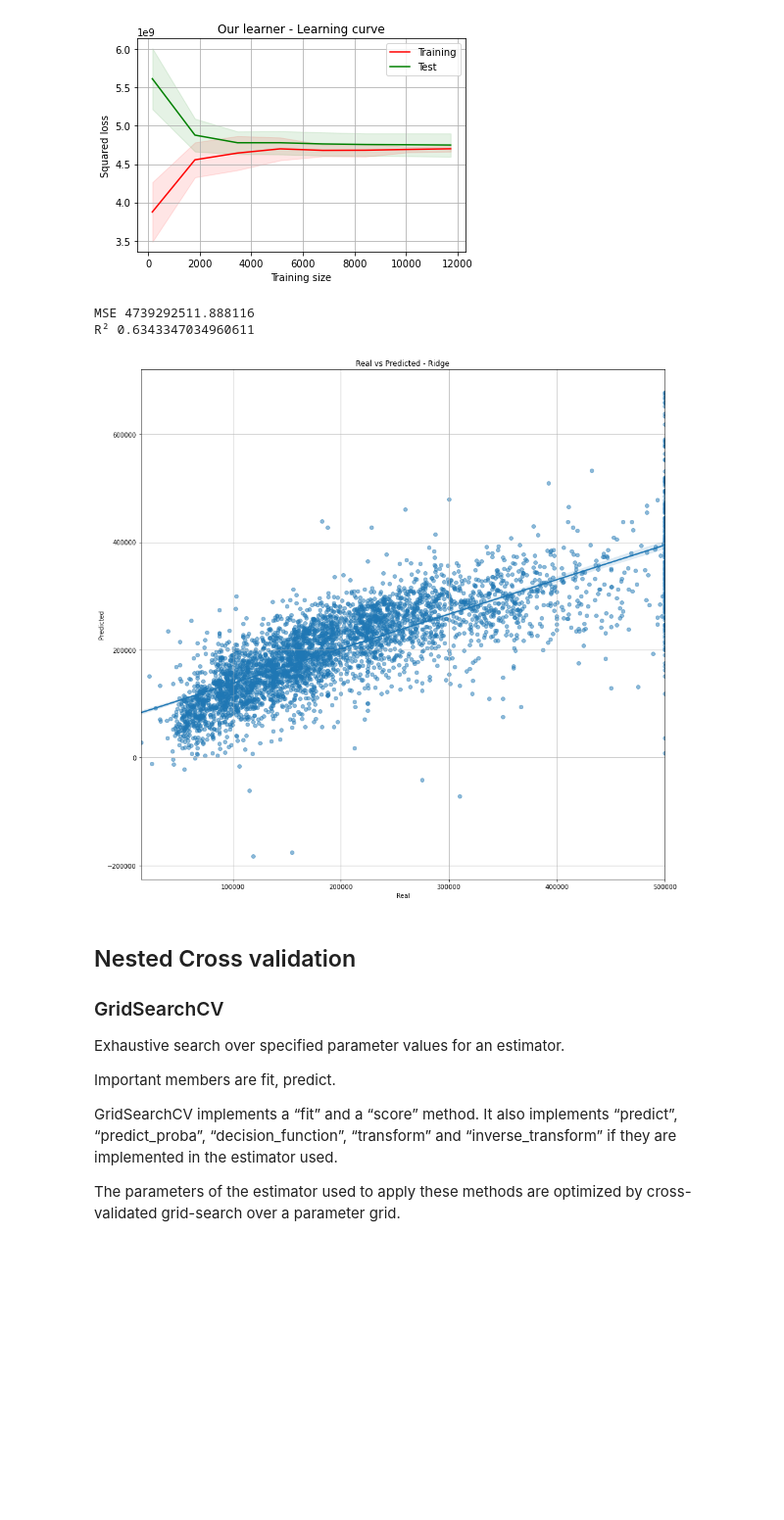
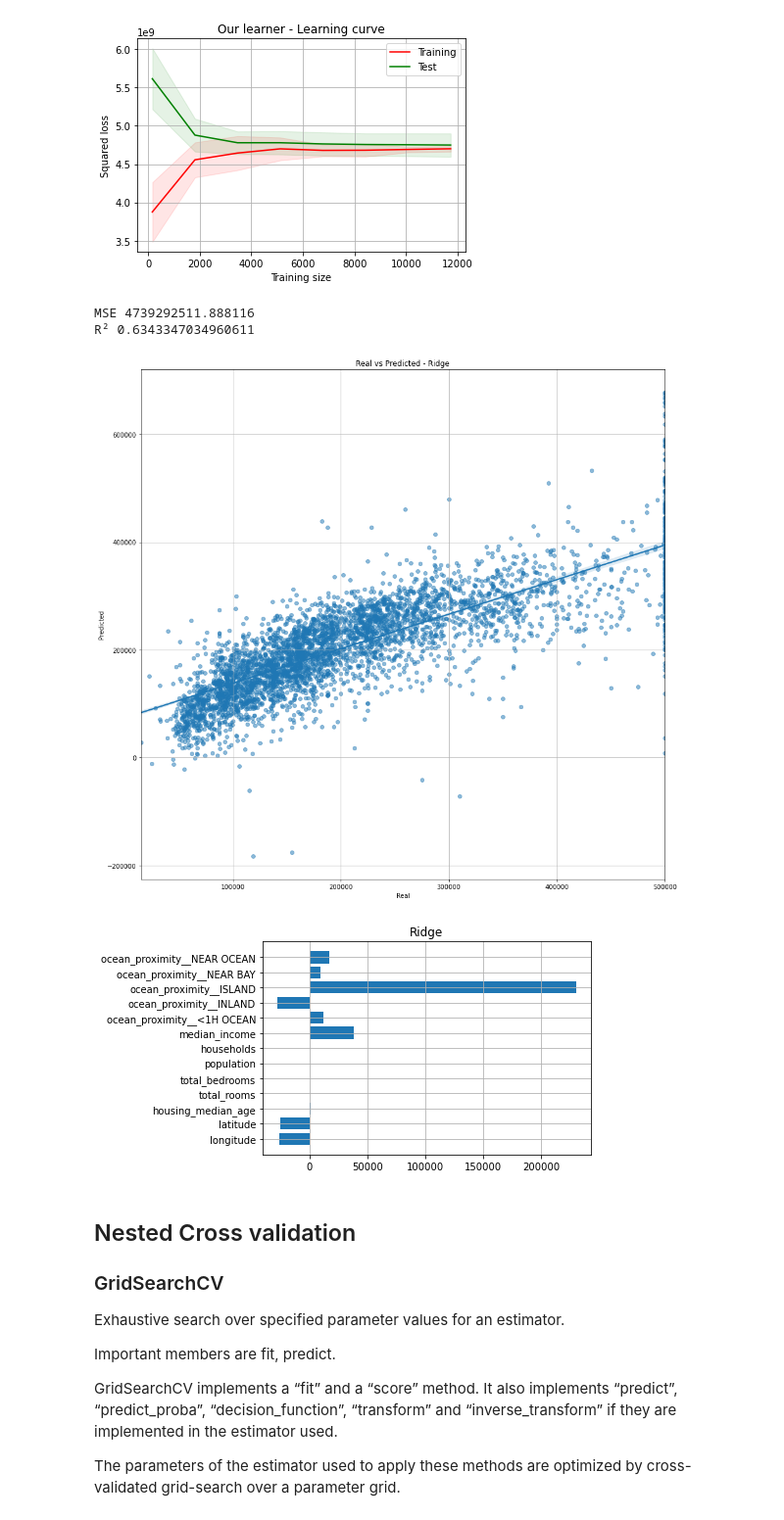
Before and after one commit to mikymaione/HousingPrices, a Jupyter notebook: Source code/HousingPrices/SoloCholesky.ipynb, the cells around one changed output. Shown at 98% size. Saved outputs shown, nothing was run; the diff lists cells and outputs as text; code cells hidden in the pictures; blank space fills up the shorter version.

Commit message:
magnitudine coef

```diff
--- a/Source code/HousingPrices/SoloCholesky.ipynb
+++ b/Source code/HousingPrices/SoloCholesky.ipynb
@@ -243,15 +243,17 @@ Plotting.plotAreaMeanStd(
 # %%
 ridge.fit(x_train, y_train)
 y_predict_c = ridge.predict(x_test)
 
-print('MSE', mean_squared_error(y_test, y_predict_c)
+print('MSE', mean_squared_error(y_test, y_predict_c))
 print('R²', r2_score(y_test, y_predict_c))
 
 Plotting.regPlot('Ridge', y_predict_c, y_test)
+Plotting.coeficientPlot('Ridge', x_test, ridge.coef_)
 # %% [output]
 MSE 4739292511.888116
 R² 0.6343347034960611
 [figure]
+[figure, added]
 # %% [markdown]
 ## Nested Cross validation
 ### GridSearchCV
```
Also changed, not shown: parts of 1 cell of this notebook, 1 other file.
